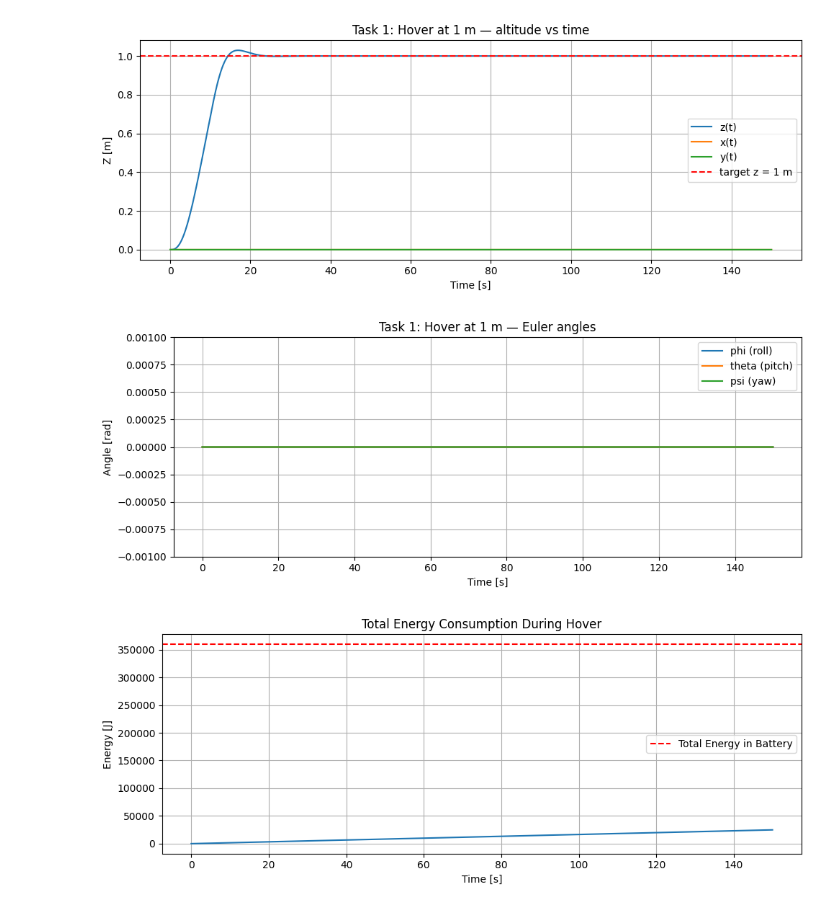
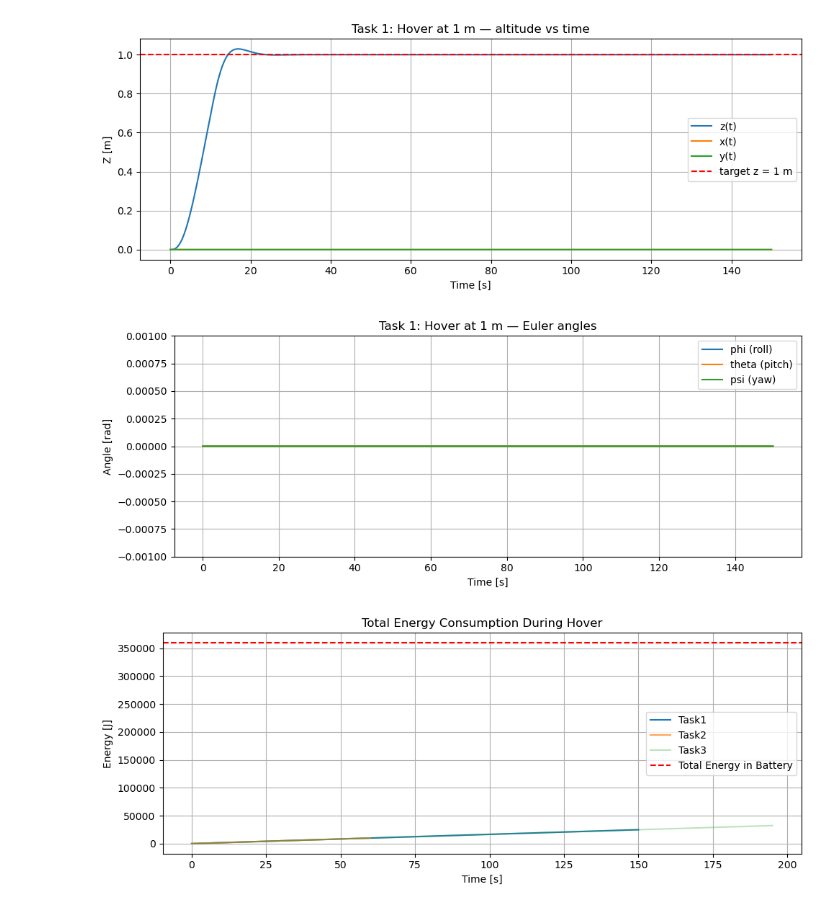
Before and after one commit to MaheenKumar/AE352GP, a Jupyter notebook: AE352FinalProject.ipynb, the cells around one changed output. Cells and saved outputs as stored; diff of their text form; code cells hidden in the pictures.

Commit message:
Added all 3 energy to plot

```diff
--- a/AE352FinalProject.ipynb
+++ b/AE352FinalProject.ipynb
@@ -276,7 +276,6 @@ for k in range(N - 1):
     t = t_vals[k]
     s = states_h[k, :]
 
-    g1
     gam = control_inputs(t, s)
     gammas_hist[k, :] = gam
 
@@ -313,14 +312,14 @@ P_elec = P_mech / eta
 
 CapTotalE = 4500 / 1000 * 3600 * V_bat
 
-count = np.zeros_like(P_elec)
+count2 = np.zeros_like(P_elec)
 for i in range(len(P_elec)):
   if i == 0:
-    count[i] = P_elec[i] * dt
+    count2[i] = P_elec[i] * dt
   else:
-    count[i] = count[i-1] + P_elec[i] * dt
+    count2[i] = count[i-1] + P_elec[i] * dt
 plt.figure(figsize=(10, 4))
-plt.plot(t_vals, count)
+plt.plot(t_vals, count2)
 plt.xlabel("Time [s]")
 plt.ylabel("Energy [J]")
 plt.axhline(CapTotalE, color='r', linestyle='--', label='Total Energy in Battery')
@@ -1035,39 +1034,41 @@ P_elec = P_mech / eta
 
 CapTotalE = 4500 / 1000 * 3600 * V_bat # maH -> aH-> as-> J
 
-count = np.zeros_like(P_elec)
+count1 = np.zeros_like(P_elec)
 for i in range(len(P_elec)):
   if i == 0:
-    count[i] = P_elec[i] * dt_hover
+    count1[i] = P_elec[i] * dt_hover
   else:
-    count[i] = count[i-1] + P_elec[i] * dt_hover
+    count1[i] = count1[i-1] + P_elec[i] * dt_hover
 
 plt.figure(figsize=(10, 4))
-plt.plot(t_hover, count)
+plt.plot(t_hover, count1 ,alpha = 1,label='Task1')
+plt.plot(t_vals, count2,alpha = 0.7,label='Task2')
+plt.plot(t_task3, count,alpha = 0.3,label='Task3')
 plt.xlabel("Time [s]")
 plt.ylabel("Energy [J]")
 plt.axhline(CapTotalE, color='r', linestyle='--', label='Total Energy in Battery')
 plt.title("Total Energy Consumption During Hover")
 plt.grid(True)
 plt.legend()
 plt.tight_layout()
 
 plt.show()
 
 I_bat = P_elec / V_bat
 
 
 Coulombs = np.trapz(I_bat, t_hover)
 
 
 mAh_used = Coulombs * 1000 / 3600
 print("Battery consumed (mAh):", mAh_used)
 
 
 battery_size_mAh = 4500
 percent_used = 100 * mAh_used / battery_size_mAh
 print("Percent of 1300 mAh battery used:", percent_used, "%")
 # %% [output]
 [figure]
 [figure]
-[figure, old version]
+[figure, new version]
```
Also changed, not shown: parts of 3 cells of this notebook.
